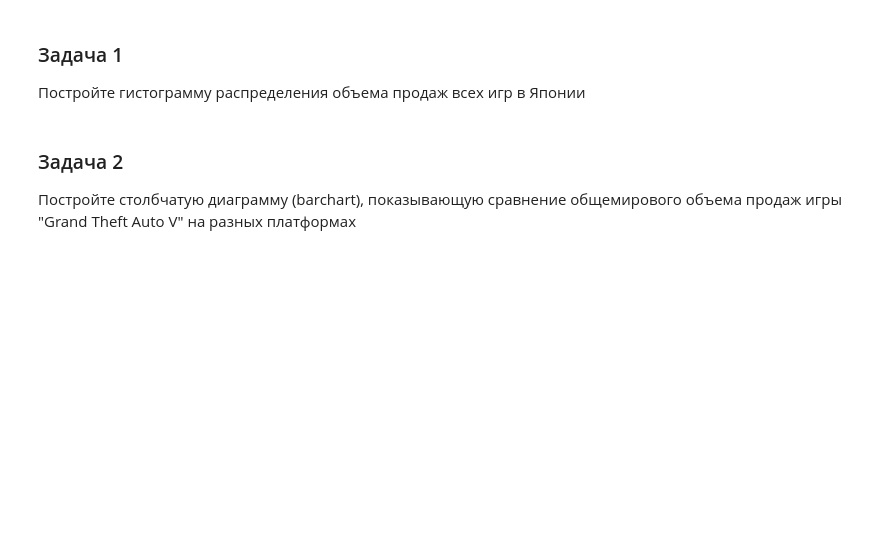
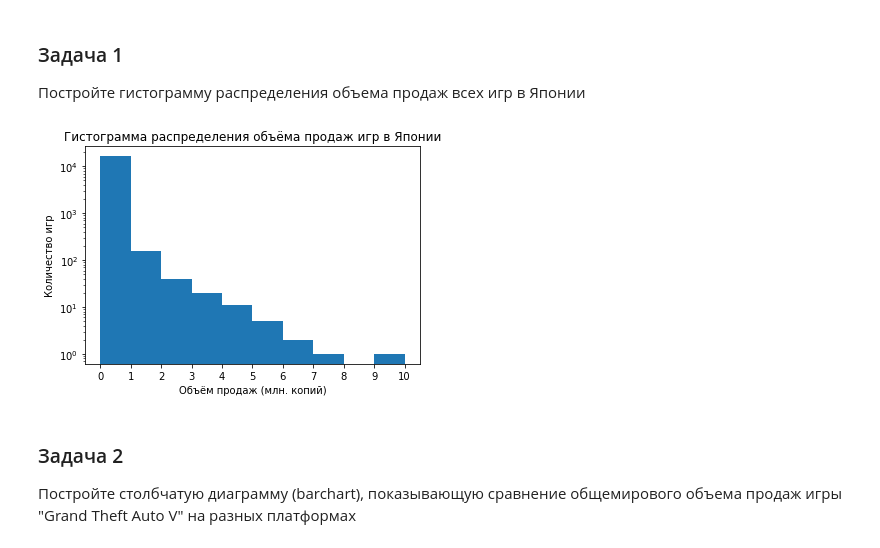
Before and after one commit to ziminas1990/SkillBox-DataScience, a Jupyter notebook: module-2-ds-basics/hw_5.ipynb, the cells around one changed output. Saved outputs shown, nothing was run; the diff lists cells and outputs as text; code cells hidden in the pictures; blank space fills up the shorter version.

```diff
--- a/module-2-ds-basics/hw_5.ipynb
+++ b/module-2-ds-basics/hw_5.ipynb
@@ -64,3 +64,21 @@ df.head()
+# %%
+series = df["JP_Sales"]
+bins = 10
+plt.hist(series, bins=bins)
+plt.title("Гистограмма распределения объёма продаж игр в Японии")
+plt.xlabel("Объём продаж (млн. копий)")
+plt.ylabel("Количество игр")
+# log-scaled histogram looks defenitelly better
+plt.yscale("log")
+
+# Align labels on axis x
+bin_width = series.max() / bins
+ticks = [x * bin_width for x in range(bins+1)]
+plt.xticks(ticks, [round(x) for x in ticks])
+
+plt.show()
+# %% [output]
+[figure, added]
 # %% [markdown]
 ### Задача 2
 
```
Also changed, not shown: parts of 20 cells of this notebook.
